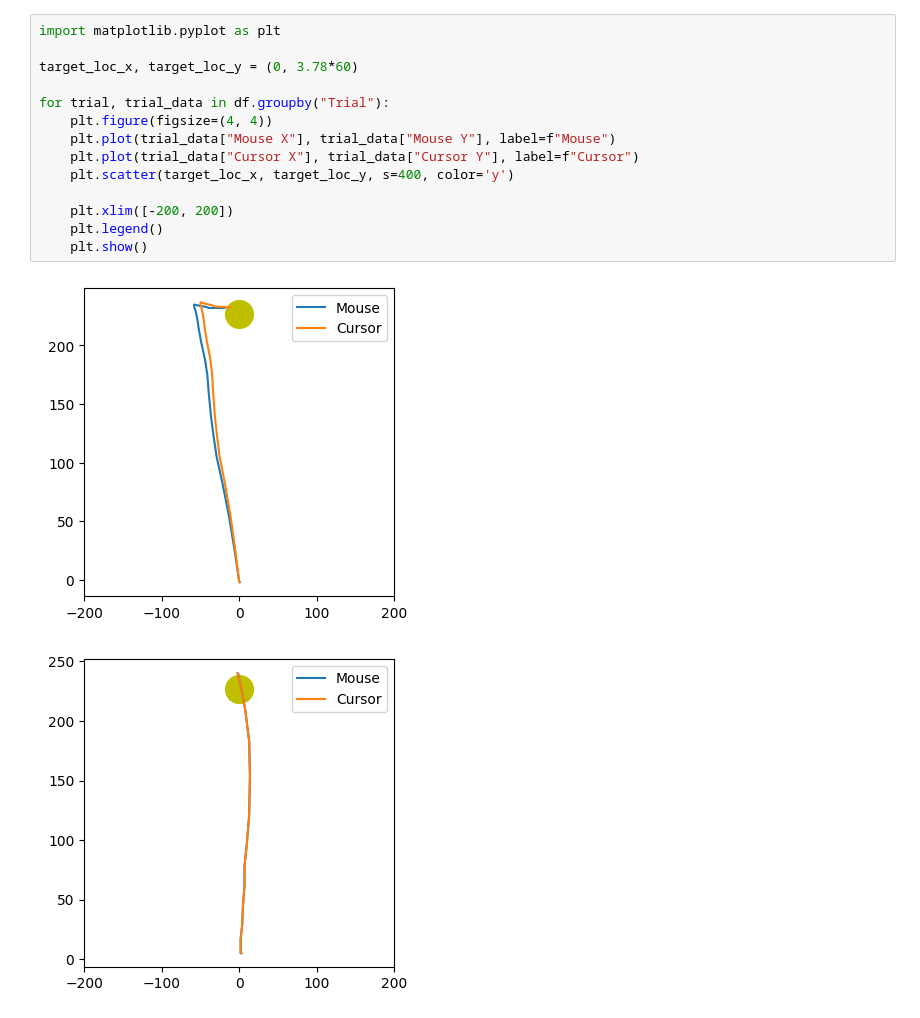
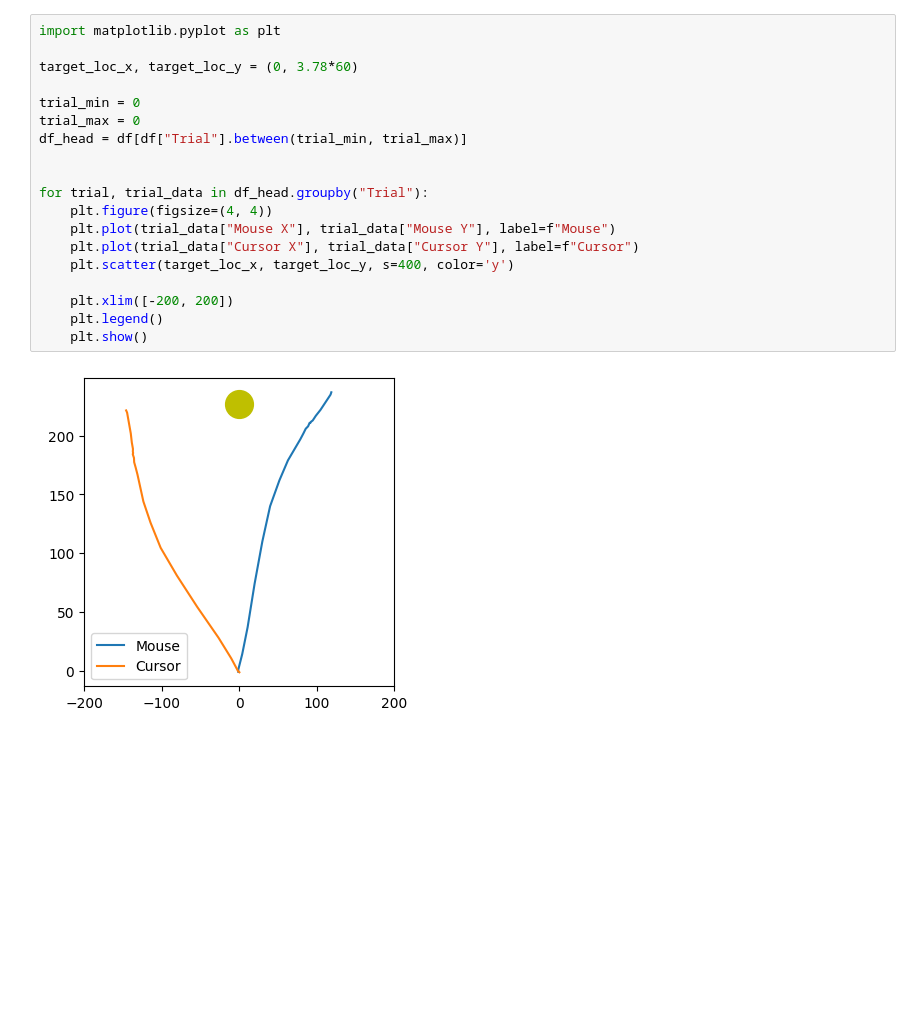
Before and after one commit to jack-darley/IGE-EGE-recreate, a Jupyter notebook: analyze.ipynb, the cells around one changed output. Drawn from its saved outputs; the diff is of its cells as text; blank space fills up the shorter version.

```diff
--- a/analyze.ipynb
+++ b/analyze.ipynb
@@ -15,17 +16,21 @@ df.head()
 # %%
 import matplotlib.pyplot as plt
 
 target_loc_x, target_loc_y = (0, 3.78*60)
 
-for trial, trial_data in df.groupby("Trial"):
+trial_min = 0
+trial_max = 0
+df_head = df[df["Trial"].between(trial_min, trial_max)]
+
+
+for trial, trial_data in df_head.groupby("Trial"):
     plt.figure(figsize=(4, 4))
     plt.plot(trial_data["Mouse X"], trial_data["Mouse Y"], label=f"Mouse")
     plt.plot(trial_data["Cursor X"], trial_data["Cursor Y"], label=f"Cursor")
     plt.scatter(target_loc_x, target_loc_y, s=400, color='y')
 
     plt.xlim([-200, 200])
     plt.legend()
     plt.show()
 # %% [output]
-[figure, old version]
+[figure, new version]
-[figure, removed]
```
Also changed, not shown: parts of 4 cells of this notebook, 2 other files.
